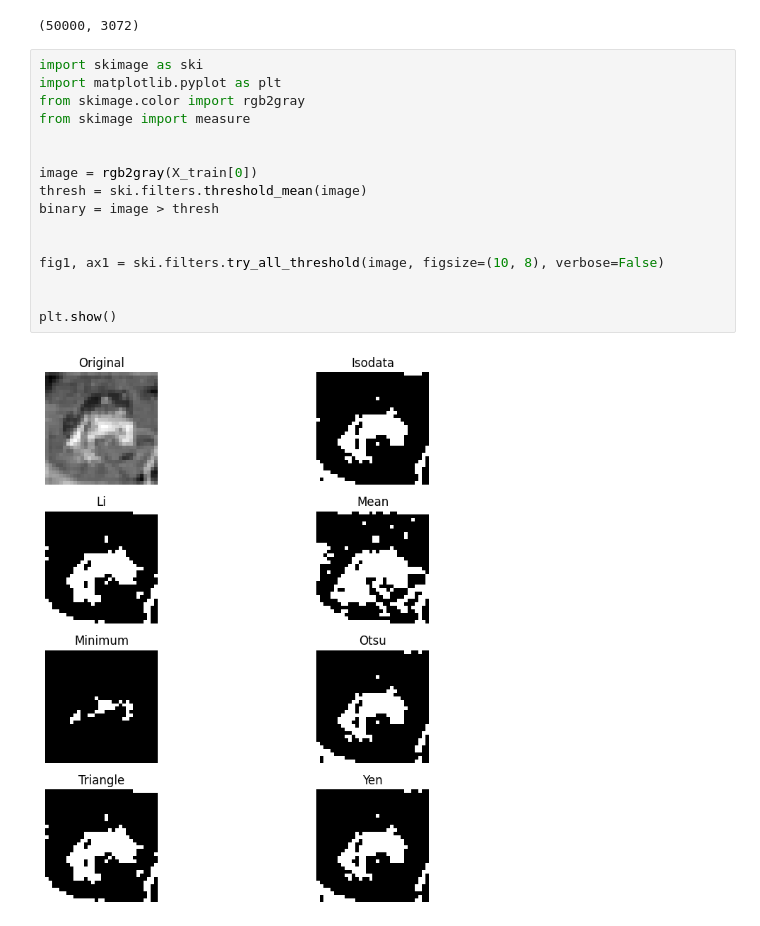
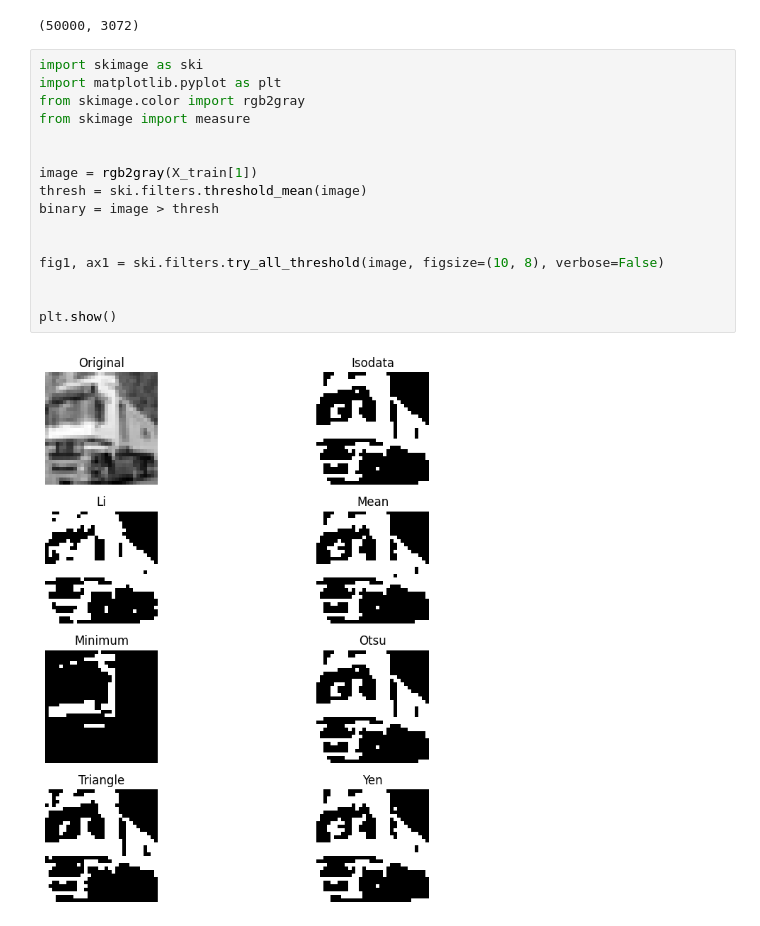
Before and after one commit to MrEwdew/DeepLearning25, a Jupyter notebook: week_1/CIFAR10-ShallowLearning.ipynb, the cells around one changed output. Drawn from its saved outputs; the diff is of its cells as text.

```diff
--- a/week_1/CIFAR10-ShallowLearning.ipynb
+++ b/week_1/CIFAR10-ShallowLearning.ipynb
@@ -145,20 +145,20 @@ X_train_norm_flat.shape
 # %%
 import skimage as ski
 import matplotlib.pyplot as plt
 from skimage.color import rgb2gray
 from skimage import measure
 
 
-image = rgb2gray(X_train[0])
+image = rgb2gray(X_train[1])
 thresh = ski.filters.threshold_mean(image)
 binary = image > thresh
 
 
 fig1, ax1 = ski.filters.try_all_threshold(image, figsize=(10, 8), verbose=False)
 
 
 plt.show()
 # %% [output]
-[figure, old version]
+[figure, new version]
 # %%
 image = rgb2gray(X_train[1])
```
Also changed, not shown: parts of 7 cells of this notebook.
